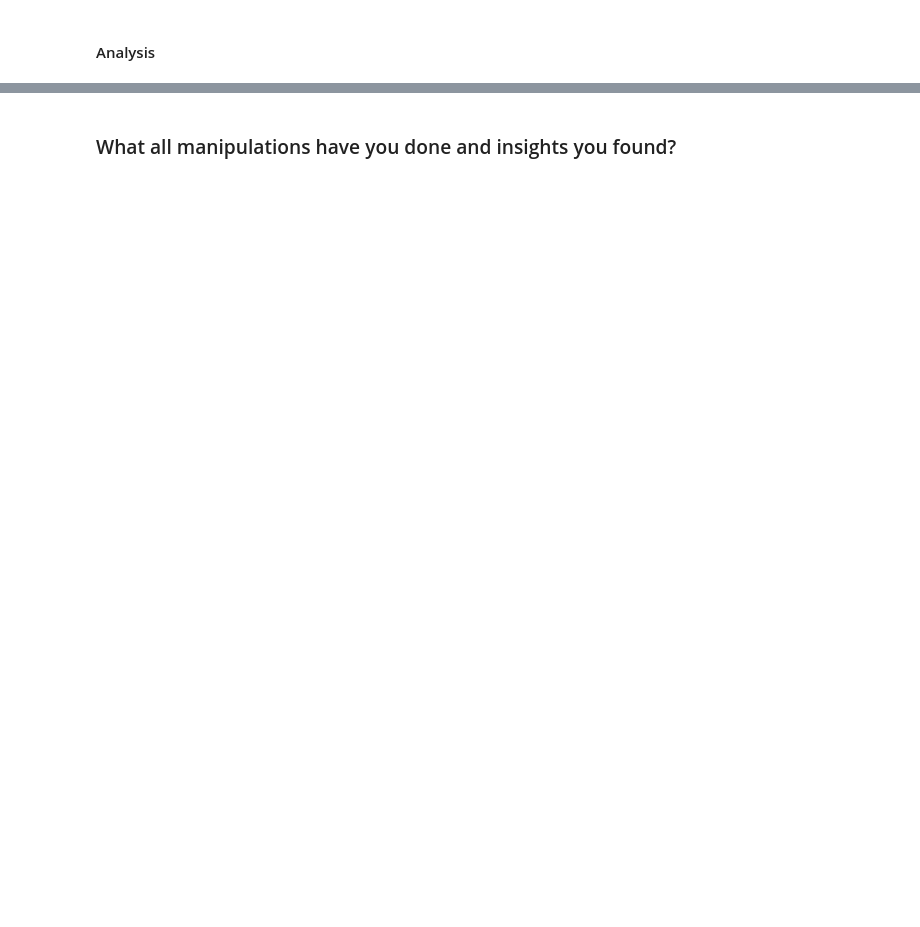
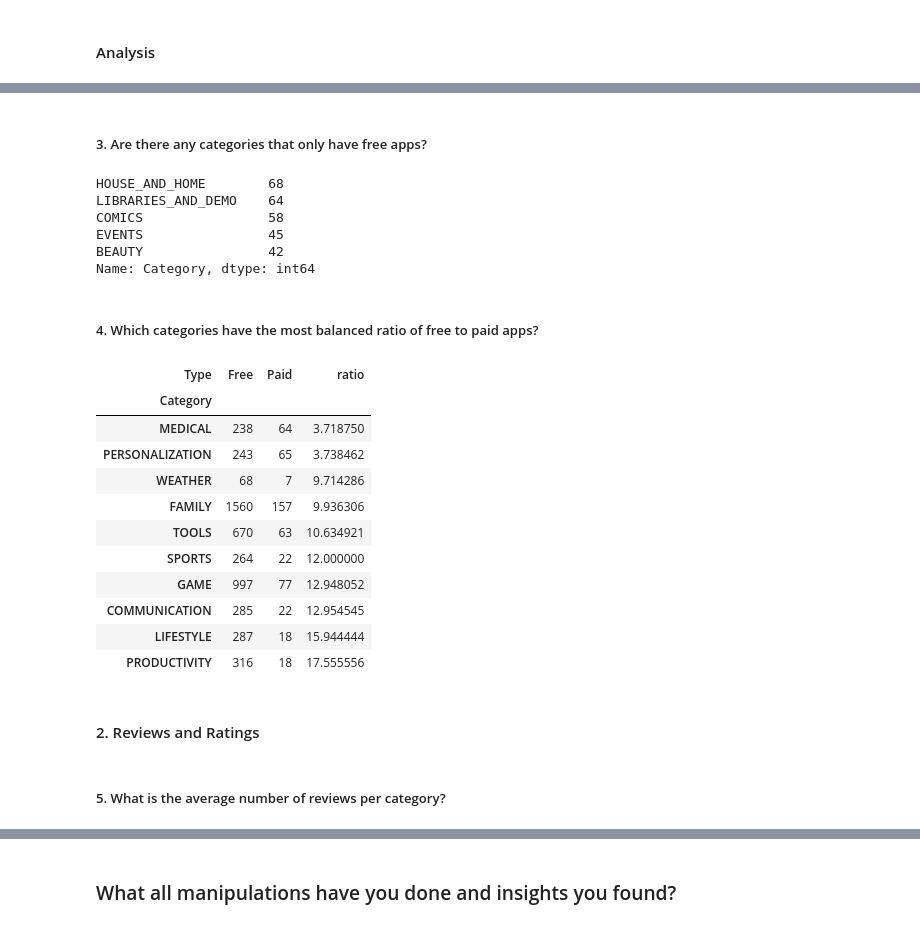
Before and after one commit to pandey-rakshit/almabetter, a Jupyter notebook: Module2/capstone/Play_store_EDA/PlayStoreEDA.ipynb, the cells around one changed output, grey strips where cells are left out. Saved outputs shown, nothing was run; the diff lists cells and outputs as text; code cells hidden in the pictures; blank space fills up the shorter version.

```diff
--- a/Module2/capstone/Play_store_EDA/PlayStoreEDA.ipynb
+++ b/Module2/capstone/Play_store_EDA/PlayStoreEDA.ipynb
@@ -775,0 +764,42 @@ play_store_df
+# %% [markdown]
+##### 3. Are there any categories that only have free apps?
+# %%
+# Check for categories that only have free apps
+
+categories_with_only_free_apps = play_store_df[play_store_df['Type'] == 'Free']['Category'].value_counts()
+categories_with_paid_apps = play_store_df[play_store_df['Type'] == 'Paid']['Category'].unique()
+only_free_categories = categories_with_only_free_apps[~categories_with_only_free_apps.index.isin(categories_with_paid_apps)]
+only_free_categories
+# %% [output]
+HOUSE_AND_HOME        68
+LIBRARIES_AND_DEMO    64
+COMICS                58
+EVENTS                45
+BEAUTY                42
+Name: Category, dtype: int64
+# %% [markdown]
+##### 4. Which categories have the most balanced ratio of free to paid apps?
+# %%
+# Calculate the ratio of free to paid apps per category
+
+category_type_counts = play_store_df.groupby(['Category', 'Type']).size().unstack(fill_value=0)
+category_type_counts['ratio'] = category_type_counts['Free'] / category_type_counts['Paid']
+balanced_categories = category_type_counts.sort_values('ratio', key=lambda x: abs(x-1)).head(10)
+balanced_categories
+# %% [output]
+| Type | Free | Paid | ratio |
+| Category |  |  |  |
+| MEDICAL | 238 | 64 | 3.718750 |
+| PERSONALIZATION | 243 | 65 | 3.738462 |
+| WEATHER | 68 | 7 | 9.714286 |
+| FAMILY | 1560 | 157 | 9.936306 |
+| TOOLS | 670 | 63 | 10.634921 |
+| SPORTS | 264 | 22 | 12.000000 |
+| GAME | 997 | 77 | 12.948052 |
+| COMMUNICATION | 285 | 22 | 12.954545 |
+| LIFESTYLE | 287 | 18 | 15.944444 |
+| PRODUCTIVITY | 316 | 18 | 17.555556 |
+# %% [markdown]
+#### 2. Reviews and Ratings
+# %% [markdown]
+##### 5. What is the average number of reviews per category?
```
Also changed, not shown: parts of 56 cells of this notebook.
